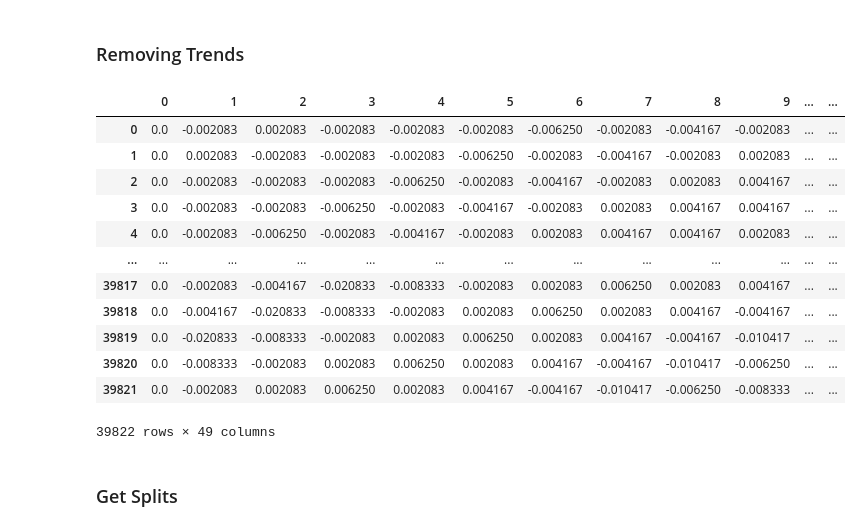
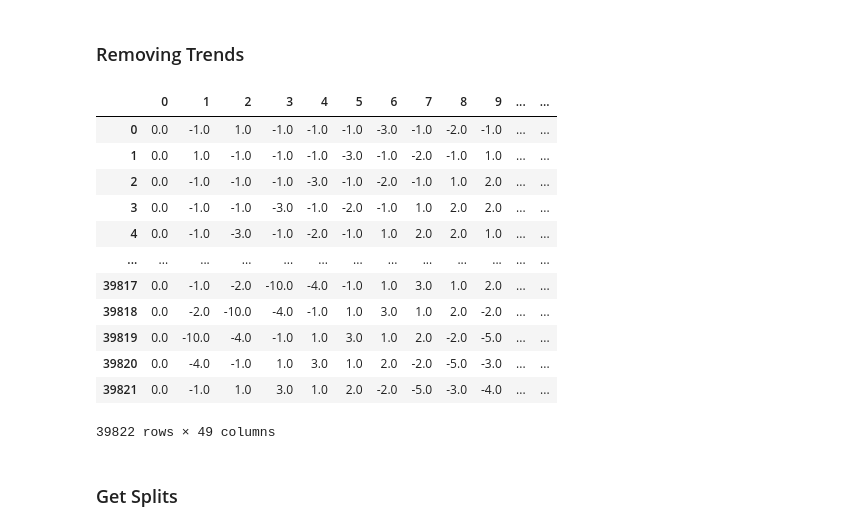
Before and after one commit to yashvakil/continuous-glucose-monitoring, a Jupyter notebook: PreProcessing.ipynb, the cells around one changed output. Cells and saved outputs as stored; diff of their text form; code cells hidden in the pictures.

```diff
--- a/PreProcessing.ipynb
+++ b/PreProcessing.ipynb
@@ -111,8 +111,8 @@ def get_moving_timeshift(values, time_stamps = 48, remove_na = False):
 
     return entire_data.to_numpy()
 # %%
-data = pd.DataFrame(get_moving_timeshift(cgm_df.to_numpy(), remove_na = True))
-data
+data_lstm = pd.DataFrame(get_moving_timeshift(cgm_df.to_numpy(), remove_na = True))
+data_lstm
 # %% [output]
 |  | 0 | 1 | 2 | 3 | 4 | 5 | 6 | 7 | 8 | 9 | ... | ... |
 | 0 | 136.0 | 135.0 | 136.0 | 135.0 | 134.0 | 133.0 | 130.0 | 129.0 | 127.0 | 126.0 | ... | ... |
@@ -142,5 +178,5 @@ def rescaling(value, newscale=(0,1), oldscale=(20,500)):
 
     return new_value
 # %%
-data = pd.DataFrame(np.vectorize(rescaling)(data.to_numpy()))
-data
+data_lstm = pd.DataFrame(np.vectorize(rescaling)(data_lstm.to_numpy()))
+data_lstm
@@ -172,21 +194,21 @@ def get_moving_diff(values, replace_na=False):
 
     return diff_X.to_numpy()
 # %%
-data = pd.DataFrame(get_moving_diff(data.to_numpy(), replace_na = True))
-data
+data_lstm = pd.DataFrame(get_moving_diff(data_lstm.to_numpy(), replace_na = True))
+data_lstm
 # %% [output]
 |  | 0 | 1 | 2 | 3 | 4 | 5 | 6 | 7 | 8 | 9 | ... | ... |
-| 0 | 0.0 | -0.002083 | 0.002083 | -0.002083 | -0.002083 | -0.002083 | -0.006250 | -0.002083 | -0.004167 | -0.002083 | ... | ... |
-| 1 | 0.0 | 0.002083 | -0.002083 | -0.002083 | -0.002083 | -0.006250 | -0.002083 | -0.004167 | -0.002083 | 0.002083 | ... | ... |
-| 2 | 0.0 | -0.002083 | -0.002083 | -0.002083 | -0.006250 | -0.002083 | -0.004167 | -0.002083 | 0.002083 | 0.004167 | ... | ... |
-| 3 | 0.0 | -0.002083 | -0.002083 | -0.006250 | -0.002083 | -0.004167 | -0.002083 | 0.002083 | 0.004167 | 0.004167 | ... | ... |
-| 4 | 0.0 | -0.002083 | -0.006250 | -0.002083 | -0.004167 | -0.002083 | 0.002083 | 0.004167 | 0.004167 | 0.002083 | ... | ... |
+| 0 | 0.0 | -1.0 | 1.0 | -1.0 | -1.0 | -1.0 | -3.0 | -1.0 | -2.0 | -1.0 | ... | ... |
+| 1 | 0.0 | 1.0 | -1.0 | -1.0 | -1.0 | -3.0 | -1.0 | -2.0 | -1.0 | 1.0 | ... | ... |
+| 2 | 0.0 | -1.0 | -1.0 | -1.0 | -3.0 | -1.0 | -2.0 | -1.0 | 1.0 | 2.0 | ... | ... |
+| 3 | 0.0 | -1.0 | -1.0 | -3.0 | -1.0 | -2.0 | -1.0 | 1.0 | 2.0 | 2.0 | ... | ... |
+| 4 | 0.0 | -1.0 | -3.0 | -1.0 | -2.0 | -1.0 | 1.0 | 2.0 | 2.0 | 1.0 | ... | ... |
 | ... | ... | ... | ... | ... | ... | ... | ... | ... | ... | ... | ... | ... |
-| 39817 | 0.0 | -0.002083 | -0.004167 | -0.020833 | -0.008333 | -0.002083 | 0.002083 | 0.006250 | 0.002083 | 0.004167 | ... | ... |
-| 39818 | 0.0 | -0.004167 | -0.020833 | -0.008333 | -0.002083 | 0.002083 | 0.006250 | 0.002083 | 0.004167 | -0.004167 | ... | ... |
-| 39819 | 0.0 | -0.020833 | -0.008333 | -0.002083 | 0.002083 | 0.006250 | 0.002083 | 0.004167 | -0.004167 | -0.010417 | ... | ... |
-| 39820 | 0.0 | -0.008333 | -0.002083 | 0.002083 | 0.006250 | 0.002083 | 0.004167 | -0.004167 | -0.010417 | -0.006250 | ... | ... |
-| 39821 | 0.0 | -0.002083 | 0.002083 | 0.006250 | 0.002083 | 0.004167 | -0.004167 | -0.010417 | -0.006250 | -0.008333 | ... | ... |
+| 39817 | 0.0 | -1.0 | -2.0 | -10.0 | -4.0 | -1.0 | 1.0 | 3.0 | 1.0 | 2.0 | ... | ... |
+| 39818 | 0.0 | -2.0 | -10.0 | -4.0 | -1.0 | 1.0 | 3.0 | 1.0 | 2.0 | -2.0 | ... | ... |
+| 39819 | 0.0 | -10.0 | -4.0 | -1.0 | 1.0 | 3.0 | 1.0 | 2.0 | -2.0 | -5.0 | ... | ... |
+| 39820 | 0.0 | -4.0 | -1.0 | 1.0 | 3.0 | 1.0 | 2.0 | -2.0 | -5.0 | -3.0 | ... | ... |
+| 39821 | 0.0 | -1.0 | 1.0 | 3.0 | 1.0 | 2.0 | -2.0 | -5.0 | -3.0 | -4.0 | ... | ... |
 39822 rows × 49 columns
 # %% [markdown]
 ### Get Splits
```
Also changed, not shown: parts of 15 cells of this notebook, 10 other files.
